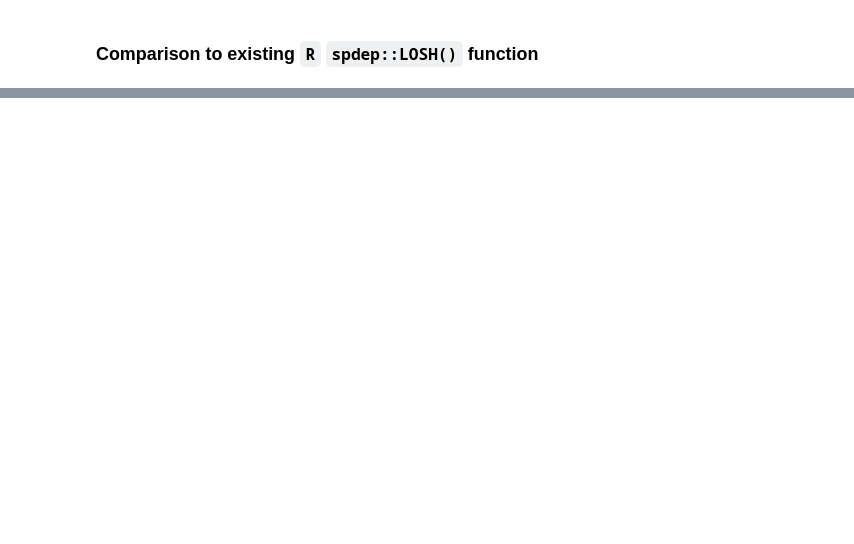
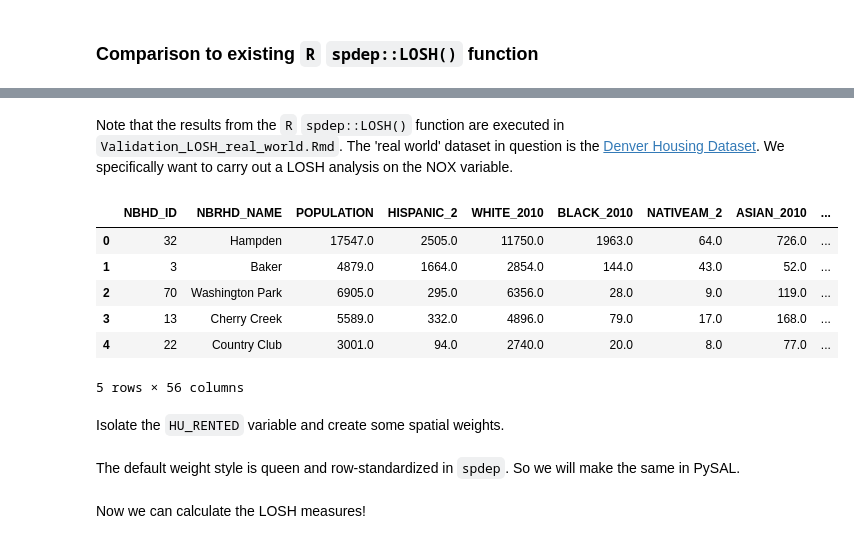
Before and after one commit to jeffcsauer/GSOC2020, a Jupyter notebook: validation/Validation_LOSH.ipynb, the cells around one changed output, grey strips where cells are left out. Cells and saved outputs as stored; diff of their text form; code cells hidden in the pictures; blank space fills up the shorter version.

```diff
--- a/validation/Validation_LOSH.ipynb
+++ b/validation/Validation_LOSH.ipynb
@@ -312,0 +251,15 @@ ERROR: Command errored out with exit status 1: python setup.py egg_info Check th
+# %% [markdown]
+Note that the results from the `R` `spdep::LOSH()` function are executed in `Validation_LOSH_real_world.Rmd`. The 'real world' dataset in question is the [Denver Housing Dataset](https://geodacenter.github.io/data-and-lab//census_2010_excluded-variables/). We specifically want to carry out a LOSH analysis on the NOX variable.
+# %%
+denver = gpd.read_file('C:/Users/jeffe/Dropbox/GSOC2020/validation/data/denver/denver.shp')
+denver.head()
+# %% [output]
+|  | NBHD_ID | NBRHD_NAME | POPULATION | HISPANIC_2 | WHITE_2010 | BLACK_2010 | NATIVEAM_2 | ASIAN_2010 | ... |
+| 0 | 32 | Hampden | 17547.0 | 2505.0 | 11750.0 | 1963.0 | 64.0 | 726.0 | ... |
+| 1 | 3 | Baker | 4879.0 | 1664.0 | 2854.0 | 144.0 | 43.0 | 52.0 | ... |
+| 2 | 70 | Washington Park | 6905.0 | 295.0 | 6356.0 | 28.0 | 9.0 | 119.0 | ... |
+| 3 | 13 | Cherry Creek | 5589.0 | 332.0 | 4896.0 | 79.0 | 17.0 | 168.0 | ... |
+| 4 | 22 | Country Club | 3001.0 | 94.0 | 2740.0 | 20.0 | 8.0 | 77.0 | ... |
+5 rows × 56 columns
+# %% [markdown]
+Isolate the `HU_RENTED` variable and create some spatial weights.
@@ -312,0 +268,2 @@ ERROR: Command errored out with exit status 1: python setup.py egg_info Check th
+# %% [markdown]
+The default weight style is queen and row-standardized in `spdep`. So we will make the same in PySAL.
@@ -312,0 +276,2 @@ ERROR: Command errored out with exit status 1: python setup.py egg_info Check th
+# %% [markdown]
+Now we can calculate the LOSH measures!
```
Also changed, not shown: parts of 38 cells of this notebook, 10 other files.
